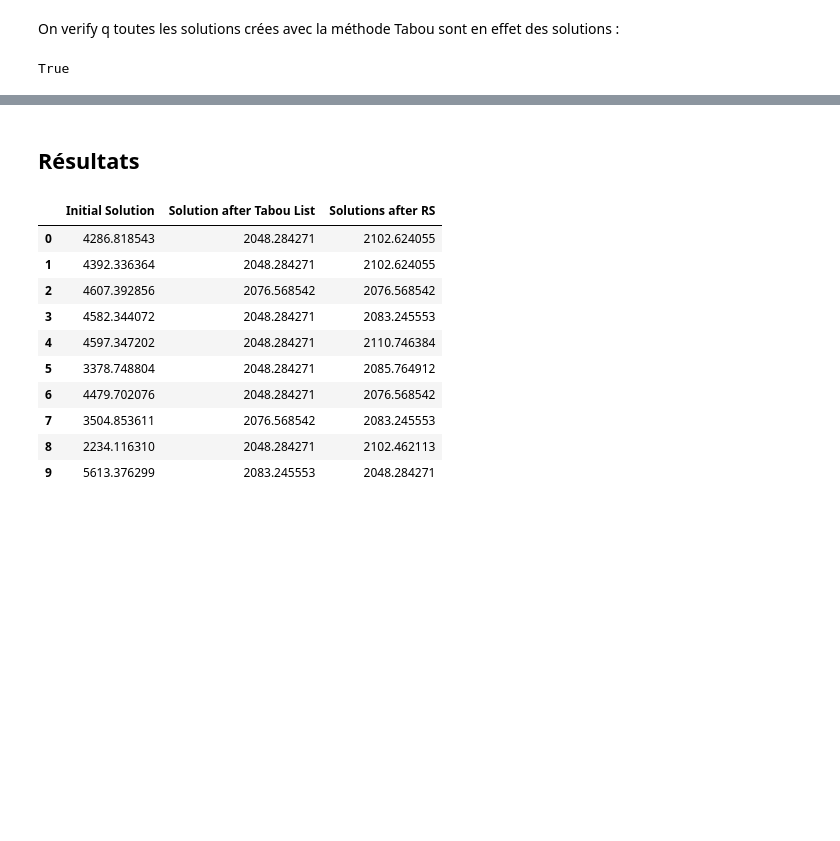
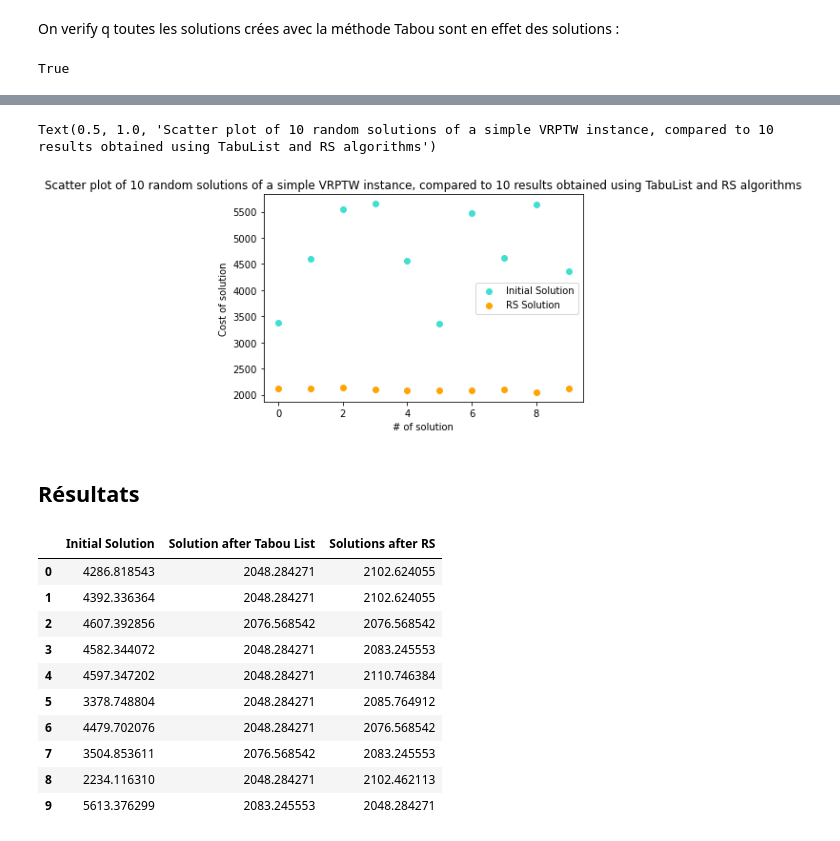
Before and after one commit to pabloskewes/ICO, a Jupyter notebook: codes/laboratory.ipynb, the cells around one changed output, grey strips where cells are left out. Cells and saved outputs as stored; diff of their text form; code cells hidden in the pictures; blank space fills up the shorter version.

```diff
--- a/codes/laboratory.ipynb
+++ b/codes/laboratory.ipynb
@@ -111,3 +153,13 @@ True
+# %%
+plt.scatter(x=list(range(10)), y=list(map(cost, solutions)), label='Initial Solution', c='turquoise')
+plt.scatter(x=list(range(10)), y=list(map(cost, rs_solutions)), label='RS Solution', c='orange')
+plt.legend()
+plt.xlabel('# of solution')
+plt.ylabel('Cost of solution')
+plt.title('Scatter plot of 10 random solutions of a simple VRPTW instance, compared to 10 results obtained using TabuList and RS algorithms')
+# %% [output]
+Text(0.5, 1.0, 'Scatter plot of 10 random solutions of a simple VRPTW instance, compared to 10 results obtained using TabuList and RS algorithms')
+[figure, added]
 # %% [markdown]
 ## Résultats
 # %%
```
Also changed, not shown: parts of 7 cells of this notebook, 2 other files.
